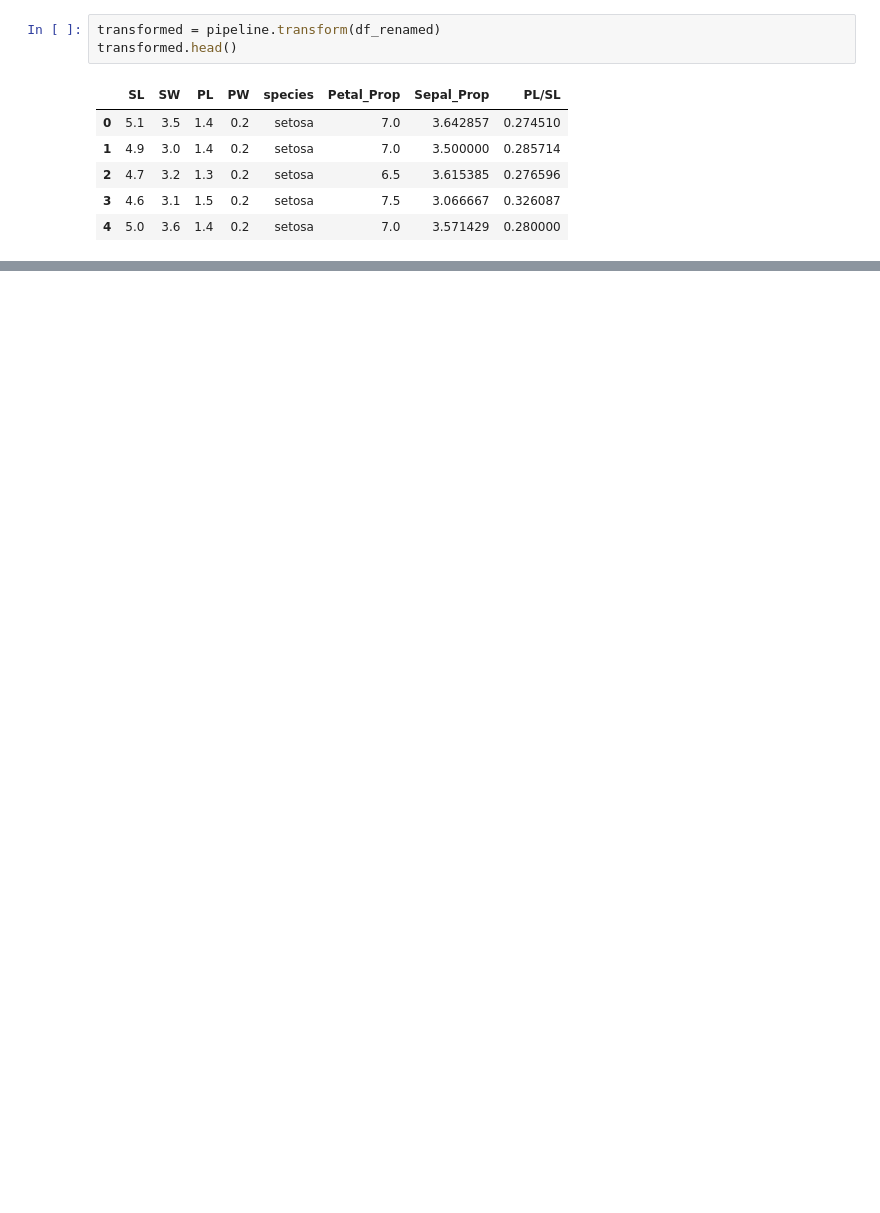
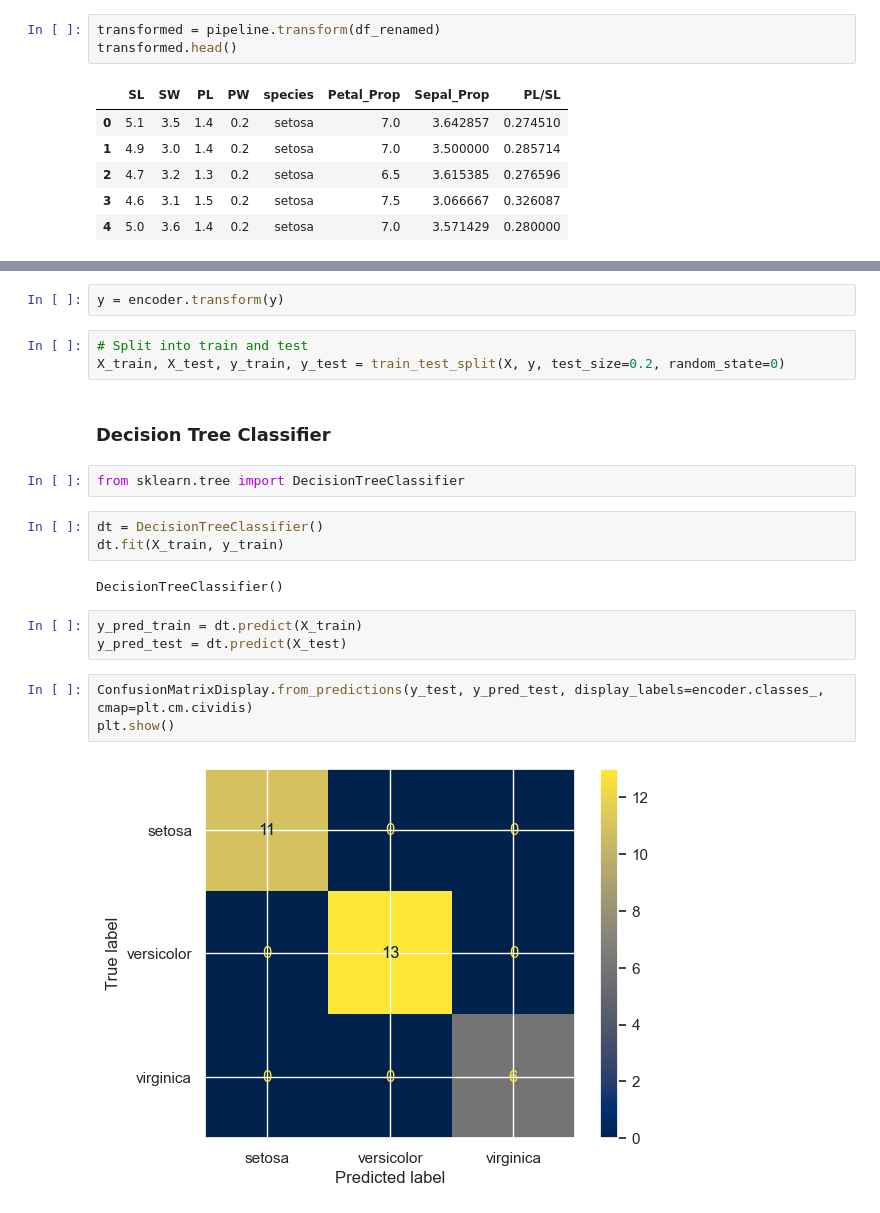
Before and after one commit to Drieger/iris-dataset-eda, a Jupyter notebook: iris.ipynb, the cells around one changed output, grey strips where cells are left out. Drawn from its saved outputs; the diff is of its cells as text; blank space fills up the shorter version.

Commit message:
feat: start training and comparing models

```diff
--- a/iris.ipynb
+++ b/iris.ipynb
@@ -398,0 +428,22 @@ transformed.head()
+# %%
+y = encoder.transform(y)
+# %%
+# Split into train and test
+X_train, X_test, y_train, y_test = train_test_split(X, y, test_size=0.2, random_state=0)
+# %% [markdown]
+### Decision Tree Classifier
+# %%
+from sklearn.tree import DecisionTreeClassifier
+# %%
+dt = DecisionTreeClassifier()
+dt.fit(X_train, y_train)
+# %% [output]
+DecisionTreeClassifier()
+# %%
+y_pred_train = dt.predict(X_train)
+y_pred_test = dt.predict(X_test)
+# %%
+ConfusionMatrixDisplay.from_predictions(y_test, y_pred_test, display_labels=encoder.classes_, cmap=plt.cm.cividis)
+plt.show()
+# %% [output]
+[figure, added]
```
Also changed, not shown: parts of 34 cells of this notebook.
